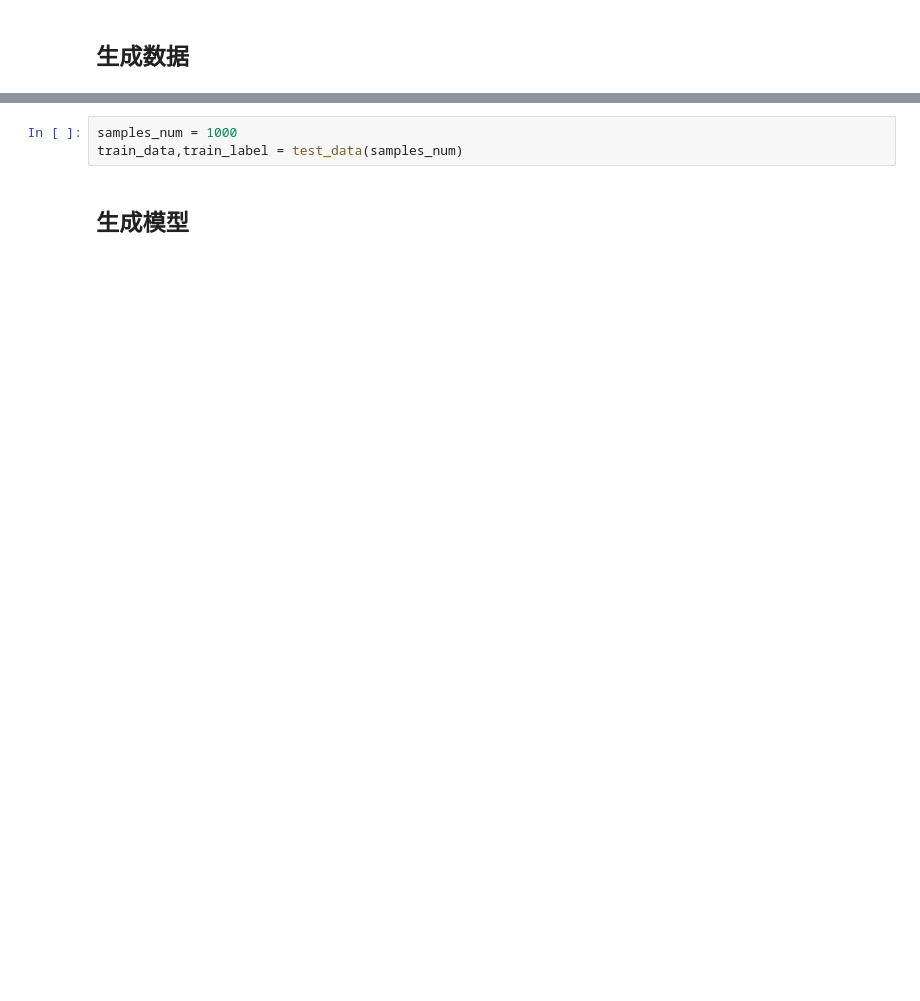
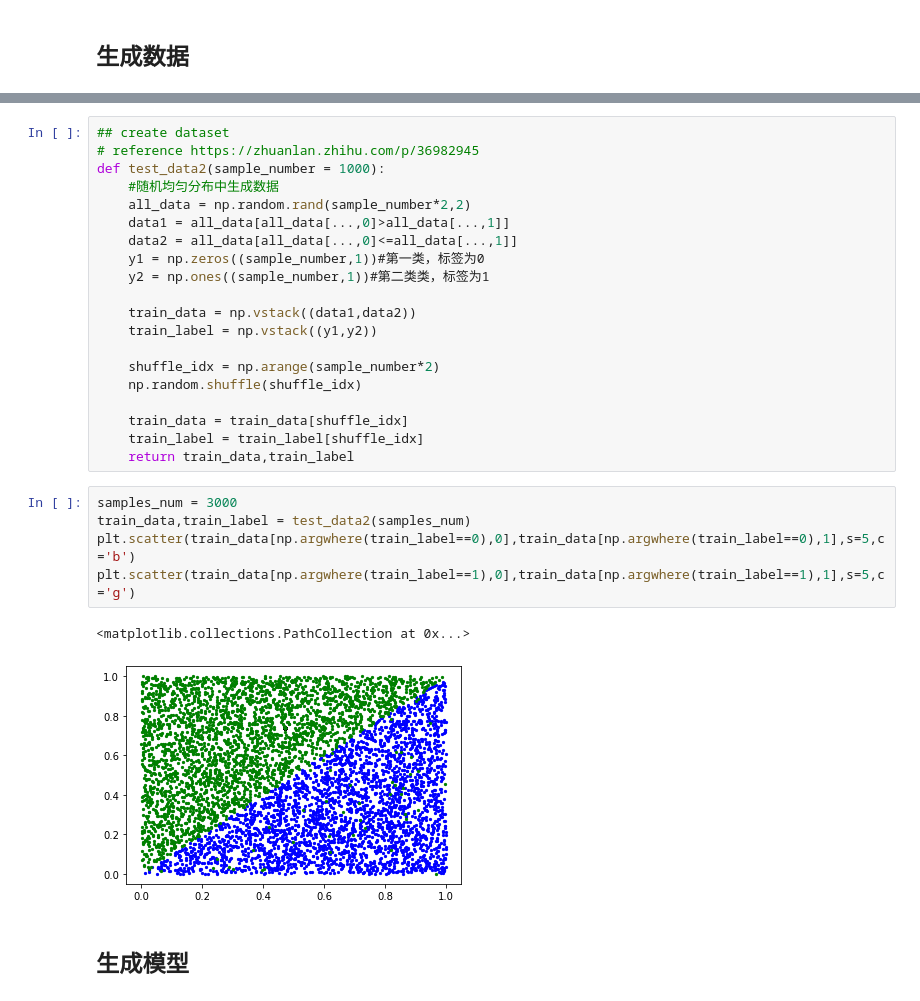
Before and after one commit to 1165048017/BlogLearning, a Jupyter notebook: RBF/RBFClassify/GaussRBF.ipynb, the cells around one changed output, grey strips where cells are left out. Drawn from its saved outputs; the diff is of its cells as text; blank space fills up the shorter version.

```diff
--- a/RBF/RBFClassify/GaussRBF.ipynb
+++ b/RBF/RBFClassify/GaussRBF.ipynb
@@ -101,9 +116,34 @@ def test_data(sample_number = 1000):
     train_data = train_data[shuffle_idx]
     train_label = train_label[shuffle_idx]
     return train_data,train_label
-# %%
-samples_num = 1000
-train_data,train_label = test_data(samples_num)
+# %%
+## create dataset
+# reference https://zhuanlan.zhihu.com/p/36982945
+def test_data2(sample_number = 1000):
+    #随机均匀分布中生成数据
+    all_data = np.random.rand(sample_number*2,2)
+    data1 = all_data[all_data[...,0]>all_data[...,1]]
+    data2 = all_data[all_data[...,0]<=all_data[...,1]]
+    y1 = np.zeros((sample_number,1))#第一类，标签为0
+    y2 = np.ones((sample_number,1))#第二类类，标签为1
+
+    train_data = np.vstack((data1,data2))
+    train_label = np.vstack((y1,y2))
+
+    shuffle_idx = np.arange(sample_number*2)
+    np.random.shuffle(shuffle_idx)
+
+    train_data = train_data[shuffle_idx]
+    train_label = train_label[shuffle_idx]
+    return train_data,train_label
+# %%
+samples_num = 3000
+train_data,train_label = test_data2(samples_num)
+plt.scatter(train_data[np.argwhere(train_label==0),0],train_data[np.argwhere(train_label==0),1],s=5,c='b')
+plt.scatter(train_data[np.argwhere(train_label==1),0],train_data[np.argwhere(train_label==1),1],s=5,c='g')
+# %% [output]
+<matplotlib.collections.PathCollection at 0x...>
+[figure, added]
 # %% [markdown]
 ## 生成模型
 # %%
```
Also changed, not shown: parts of 11 cells of this notebook, 1 other file.
